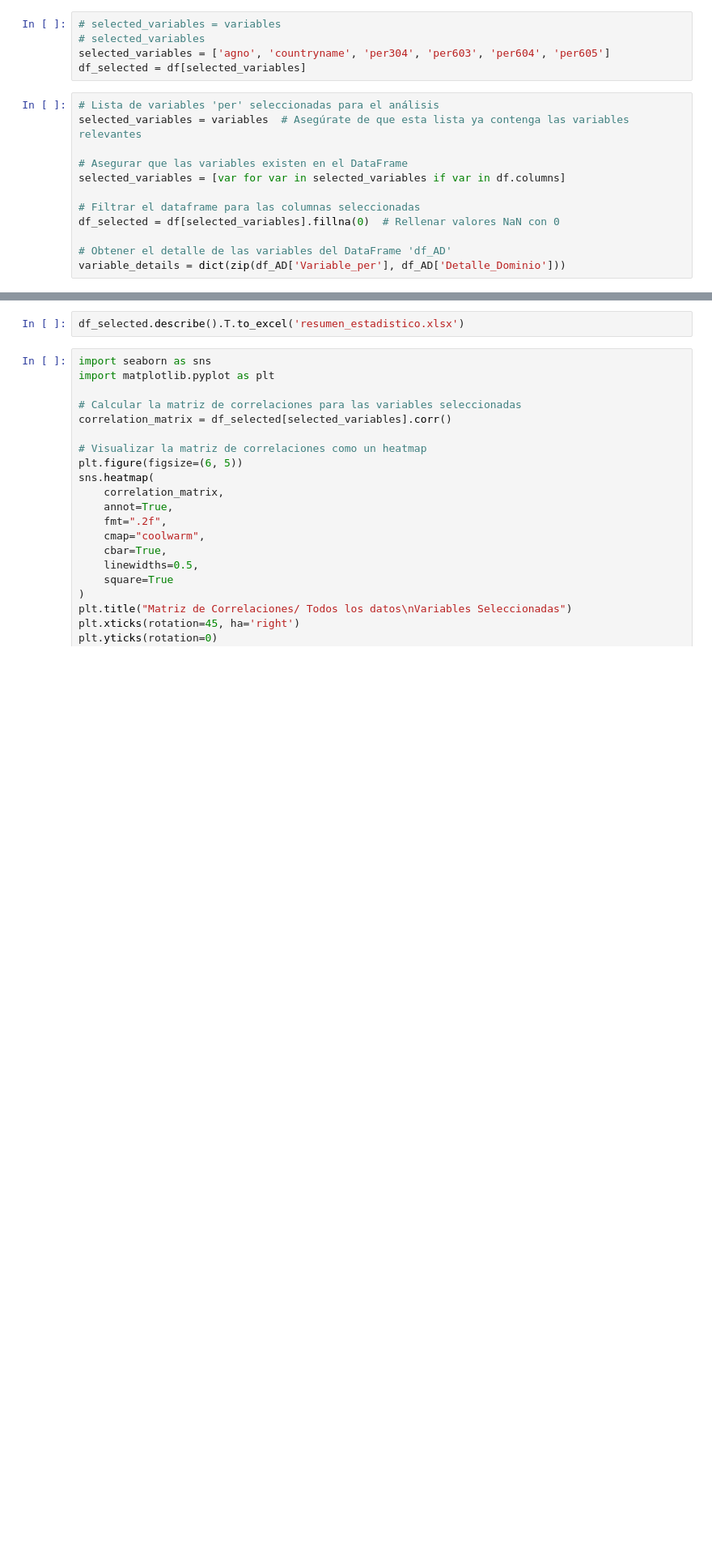
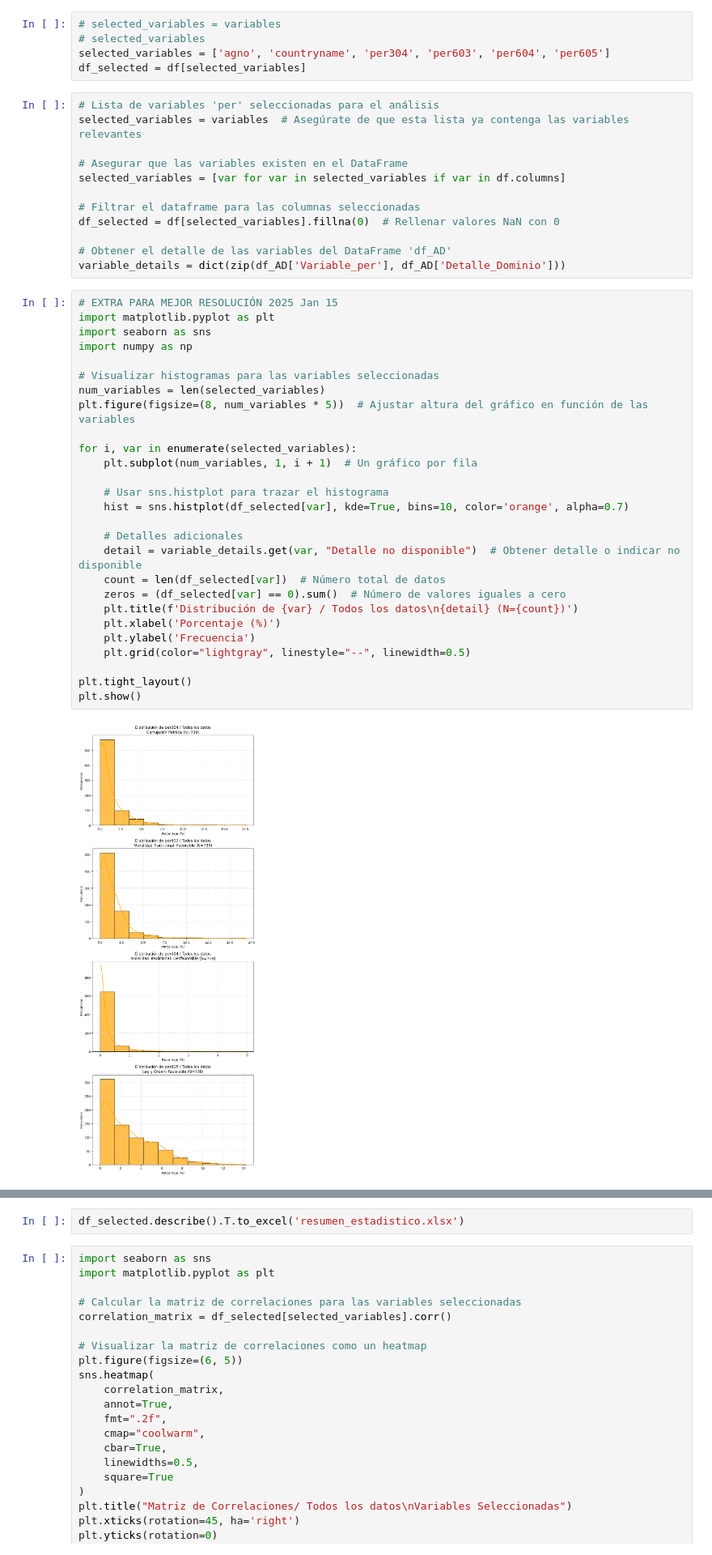
Before and after one commit to MatiasBunsterRaby/Capstone_git, a Jupyter notebook: notebooks/final_KMeans_CORRUPCION_sin PCA_pruebas_check_periodos.ipynb, the cells around one changed output, grey strips where cells are left out. Shown at 81% size. Drawn from its saved outputs; the diff is of its cells as text; blank space fills up the shorter version.

Commit message:
Mejorando informe final

```diff
--- a/notebooks/final_KMeans_CORRUPCION_sin PCA_pruebas_check_periodos.ipynb
+++ b/notebooks/final_KMeans_CORRUPCION_sin PCA_pruebas_check_periodos.ipynb
@@ -102,6 +102,35 @@ df_selected = df[selected_variables].fillna(0)  # Rellenar valores NaN con 0
 
 # Obtener el detalle de las variables del DataFrame 'df_AD'
 variable_details = dict(zip(df_AD['Variable_per'], df_AD['Detalle_Dominio']))
+# %%
+# EXTRA PARA MEJOR RESOLUCIÓN 2025 Jan 15
+import matplotlib.pyplot as plt
+import seaborn as sns
+import numpy as np
+
+# Visualizar histogramas para las variables seleccionadas
+num_variables = len(selected_variables)
+plt.figure(figsize=(8, num_variables * 5))  # Ajustar altura del gráfico en función de las variables
+
+for i, var in enumerate(selected_variables):
+    plt.subplot(num_variables, 1, i + 1)  # Un gráfico por fila
+
+    # Usar sns.histplot para trazar el histograma
+    hist = sns.histplot(df_selected[var], kde=True, bins=10, color='orange', alpha=0.7)
+
+    # Detalles adicionales
+    detail = variable_details.get(var, "Detalle no disponible")  # Obtener detalle o indicar no disponible
+    count = len(df_selected[var])  # Número total de datos
+    zeros = (df_selected[var] == 0).sum()  # Número de valores iguales a cero
+    plt.title(f'Distribución de {var} / Todos los datos\n{detail} (N={count})')
+    plt.xlabel('Porcentaje (%)')
+    plt.ylabel('Frecuencia')
+    plt.grid(color="lightgray", linestyle="--", linewidth=0.5)
+
+plt.tight_layout()
+plt.show()
+# %% [output]
+[figure, added]
 # %%
 import matplotlib.pyplot as plt
 import seaborn as sns
```
Also changed, not shown: parts of 1 cell of this notebook, 2 other files.
